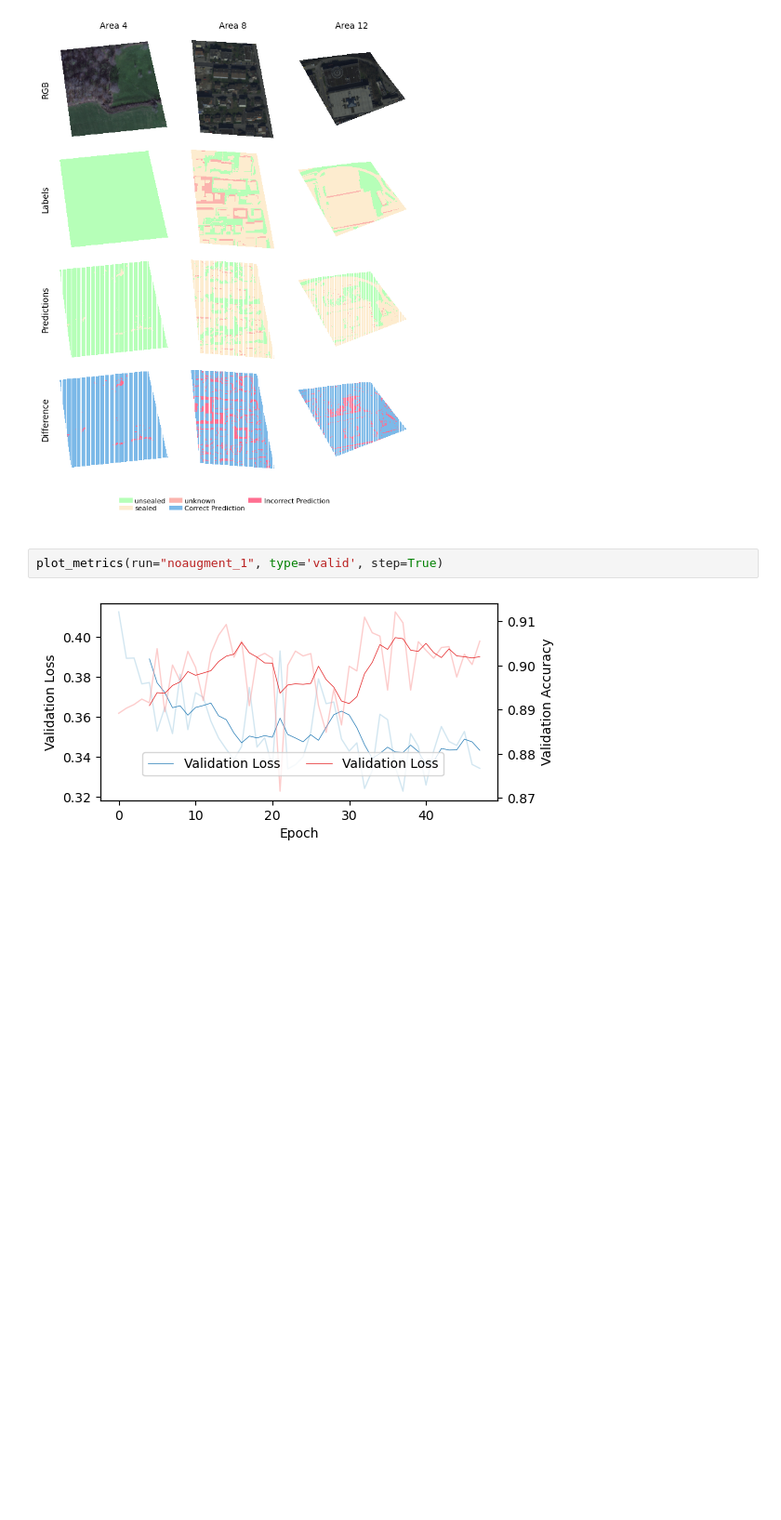
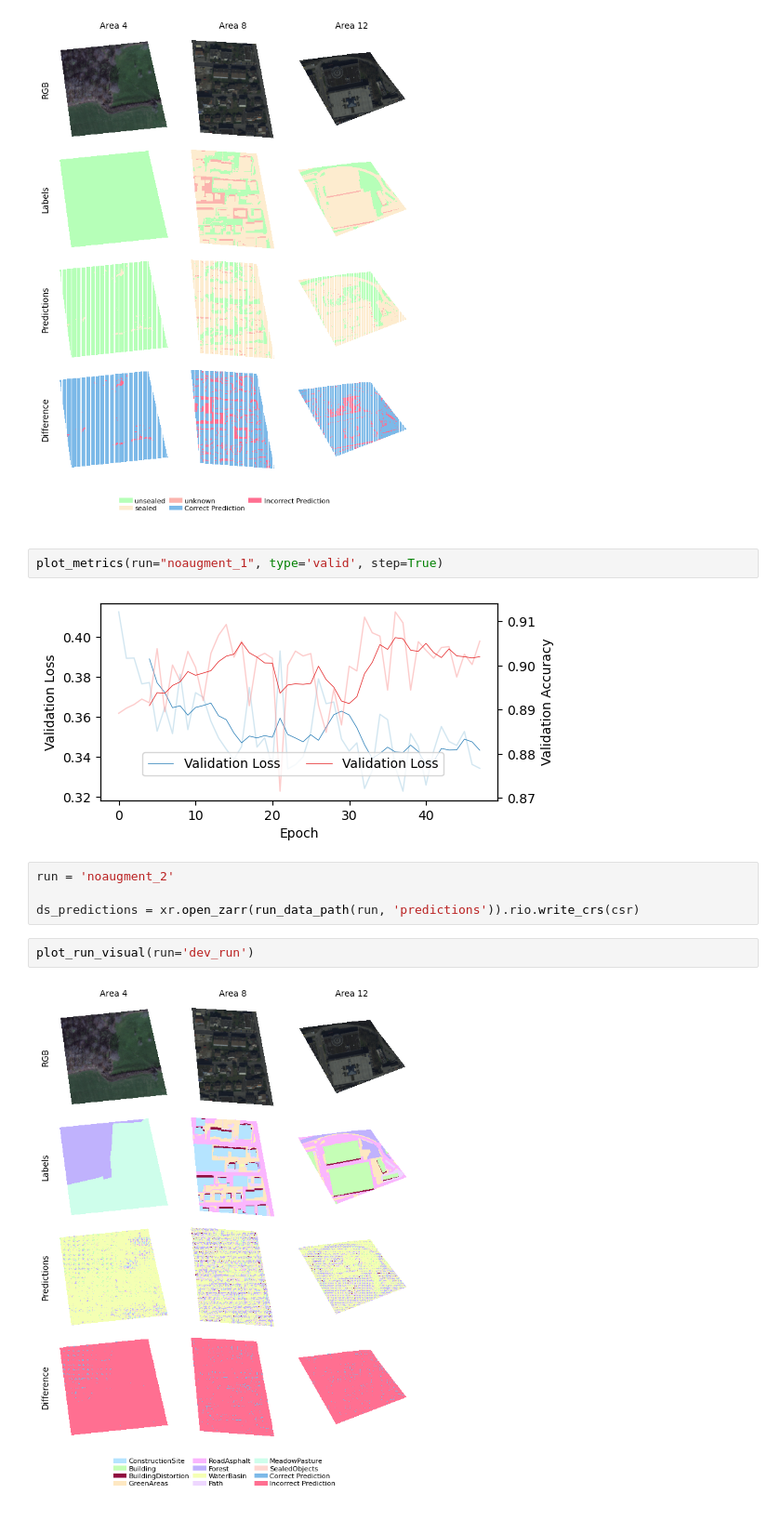
Before and after one commit to juliankraft/TermPaper2_RasterClassification, a Jupyter notebook: code/analysis/visualizations.ipynb, the cells around one changed output. Shown: that part at 93% size. Drawn from its saved outputs; the diff is of its cells as text; blank space fills up the shorter version.

```diff
--- a/code/analysis/visualizations.ipynb
+++ b/code/analysis/visualizations.ipynb
@@ -428,3 +428,11 @@ plot_run_visual(run='noaugment_1')
 plot_metrics(run="noaugment_1", type='valid', step=True)
 # %% [output]
 [figure]
+# %%
+run = 'noaugment_2'
+
+ds_predictions = xr.open_zarr(run_data_path(run, 'predictions')).rio.write_crs(csr)
+# %%
+plot_run_visual(run='dev_run')
+# %% [output]
+[figure, added]
```
Also changed, not shown: 1 other file.
